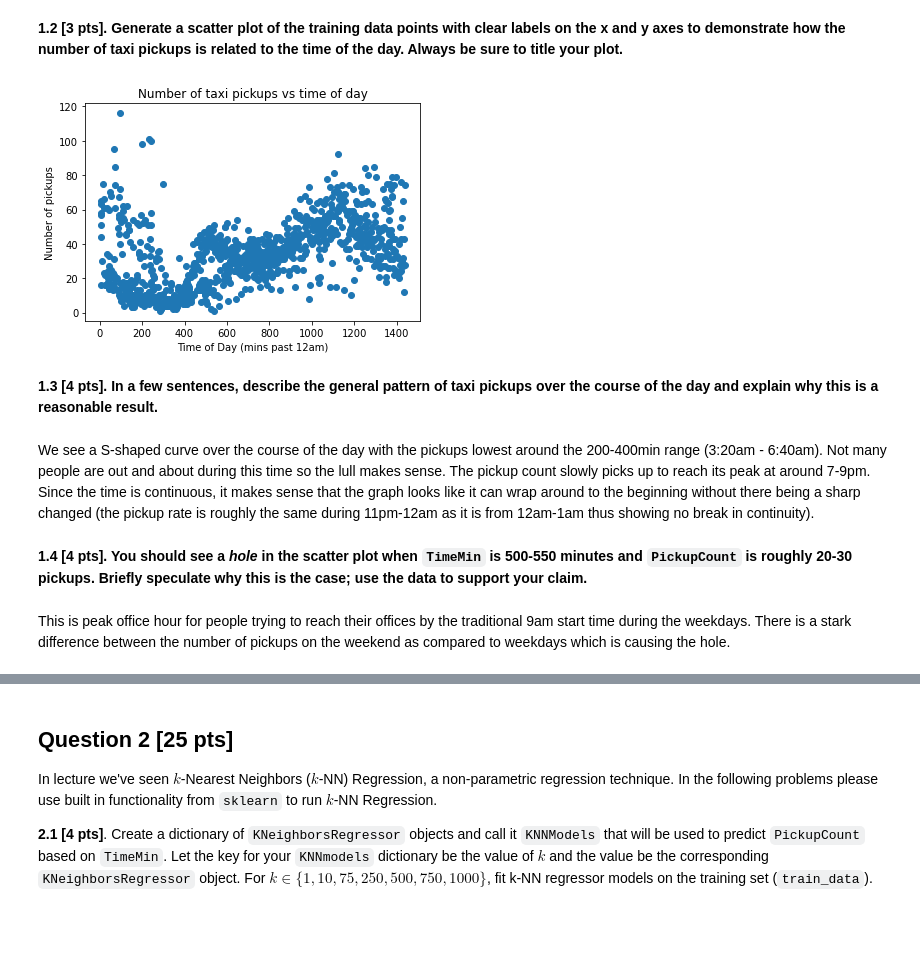
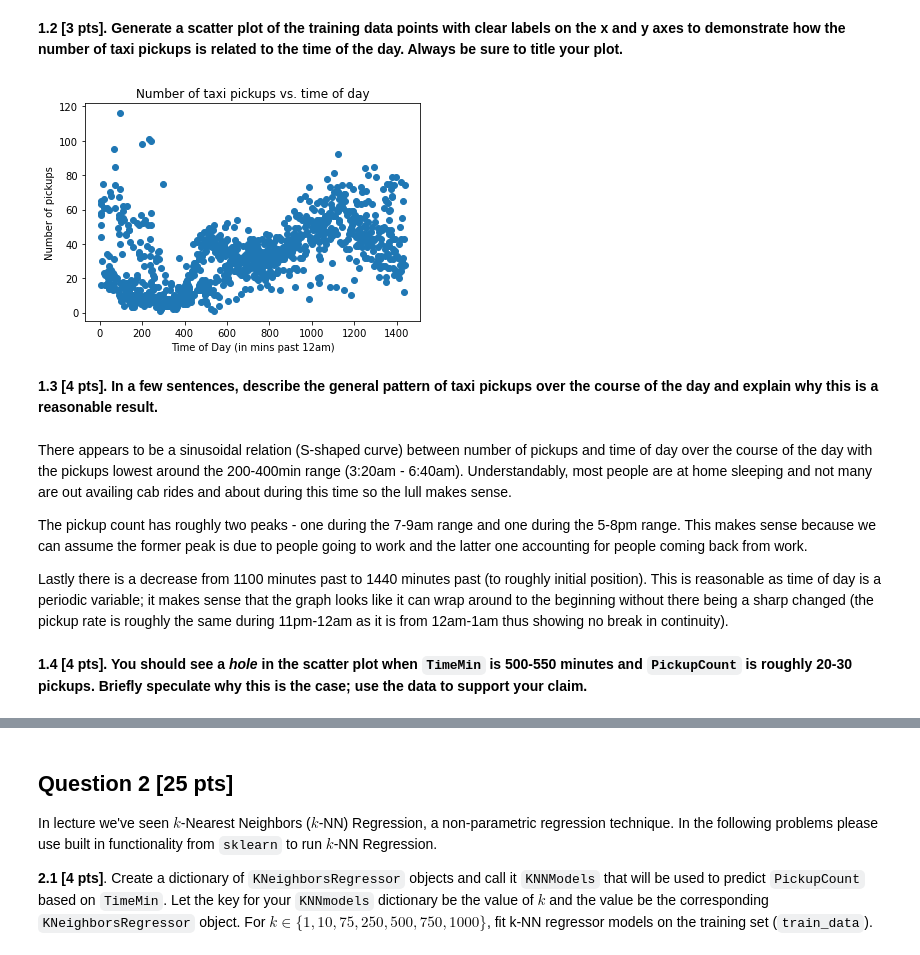
Before and after one commit to anuragmitra4/2021-s109a, a Jupyter notebook: psets/cs_s109a_hw2/cs_s109a_hw2.ipynb, the cells around one changed output, grey strips where cells are left out. Cells and saved outputs as stored; diff of their text form; code cells hidden in the pictures; blank space fills up the shorter version.

```diff
--- a/psets/cs_s109a_hw2/cs_s109a_hw2.ipynb
+++ b/psets/cs_s109a_hw2/cs_s109a_hw2.ipynb
@@ -87,23 +87,27 @@ train_data.head()
 # %% [markdown]
 **1.2 [3 pts]. Generate a scatter plot of the training data points with clear labels on the x and y axes to demonstrate how the number of taxi pickups is related to the time of the day.  Always be sure to title your plot.**
 # %%
+# create variables for test and training datasets
 X_train = train_data[['TimeMin']]
 y_train = train_data['PickupCount']
 
 X_test = test_data[['TimeMin']]
-y_test = test_data[['PickupCount']]
+y_test = test_data['PickupCount']
 
+# plot relationship between TimeMin and PickupCount
 plt.scatter(X_train, y_train)
-plt.xlabel('Time of Day (mins past 12am)')
+plt.xlabel('Time of Day (in mins past 12am)')
 plt.ylabel('Number of pickups')
-plt.title('Number of taxi pickups vs time of day');
+plt.title('Number of taxi pickups vs. time of day');
 # %% [output]
-[figure, old version]
+[figure, new version]
 # %% [markdown]
 **1.3 [4 pts]. In a few sentences, describe the general pattern of taxi pickups over the course of the day and explain why this is a reasonable result.**
 # %% [markdown]
-We see a S-shaped curve over the course of the day with the pickups lowest around the 200-400min range (3:20am - 6:40am). Not many people are out and about during this time so the lull makes sense. The pickup count slowly picks up to reach its peak at around 7-9pm. Since the time is continuous, it makes sense that the graph looks like it can wrap around to the beginning without there being a sharp changed (the pickup rate is roughly the same during 11pm-12am as it is from 12am-1am thus showing no break in continuity).
+There appears to be a sinusoidal relation (S-shaped curve) between number of pickups and time of day over the course of the day with the pickups lowest around the 200-400min range (3:20am - 6:40am). Understandably, most people are at home sleeping and not many are out availing cab rides and about during this time so the lull makes sense.
+
+The pickup count has roughly two peaks - one during the 7-9am range and one during the 5-8pm range. This makes sense because we can assume the former peak is due to people going to work and the latter one accounting for people coming back from work.
+
+Lastly there is a decrease from 1100 minutes past to 1440 minutes past (to roughly initial position). This is reasonable as time of day is a periodic variable; it makes sense that the graph looks like it can wrap around to the beginning without there being a sharp changed (the pickup rate is roughly the same during 11pm-12am as it is from 12am-1am thus showing no break in continuity).
 # %% [markdown]
 **1.4 [4 pts]. You should see a *hole* in the scatter plot when `TimeMin` is 500-550 minutes and `PickupCount` is roughly 20-30 pickups.  Briefly speculate why this is the case; use the data to support your claim.**
-# %% [markdown]
-This is peak office hour for people trying to reach their offices by the traditional 9am start time during the weekdays. There is a stark difference between the number of pickups on the weekend as compared to weekdays which is causing the hole.
```
Also changed, not shown: parts of 34 cells of this notebook, 2 other files.
